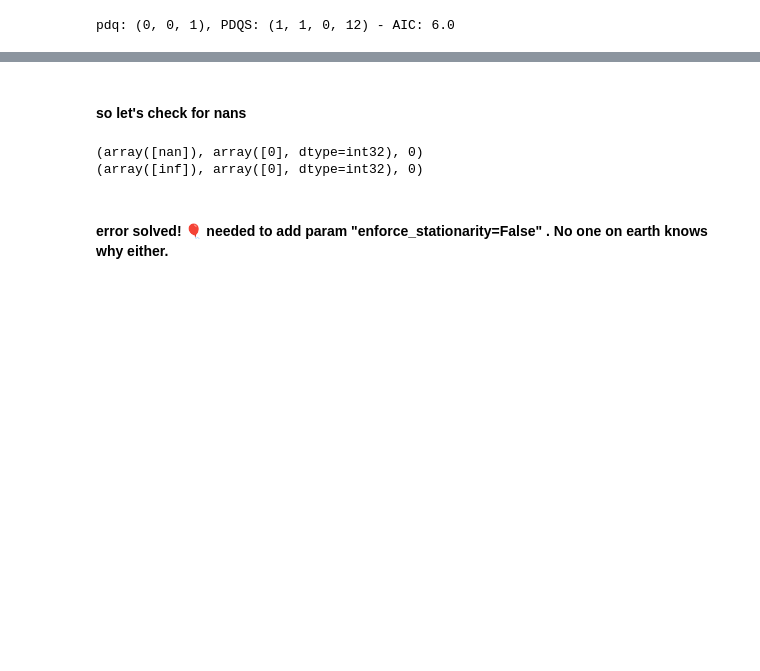
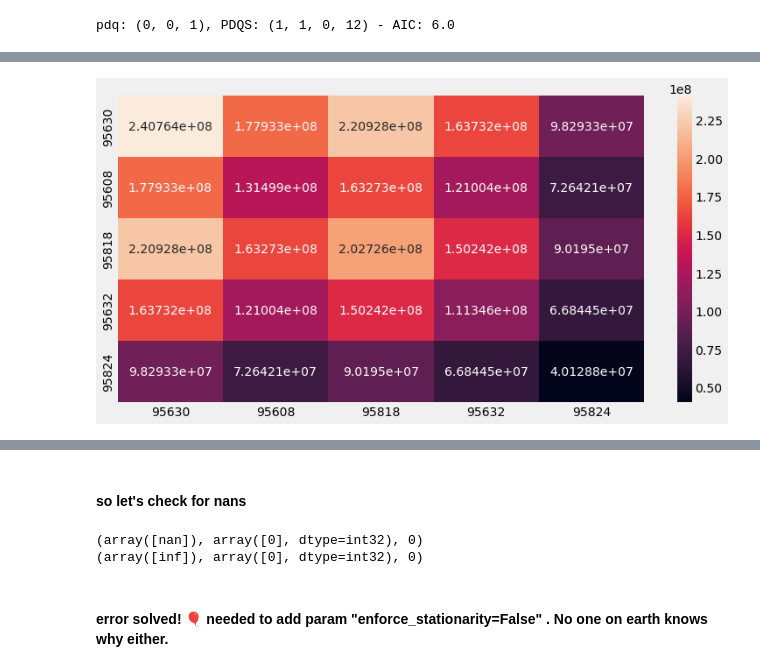
Before and after one commit to SringayKeno/forecasting-home-prices-sacramento-county, a Jupyter notebook: model_eval/sarima_model_evaluation_sac.ipynb, the cells around one changed output, grey strips where cells are left out. Saved outputs shown, nothing was run; the diff lists cells and outputs as text; code cells hidden in the pictures; blank space fills up the shorter version.

```diff
--- a/model_eval/sarima_model_evaluation_sac.ipynb
+++ b/model_eval/sarima_model_evaluation_sac.ipynb
@@ -264,0 +331,9 @@ Warnings:
+# %%
+import seaborn as sn
+
+zips = pd.DataFrame(trdf ,columns=['95630', '95608', '95818', '95632', '95824'])
+covMatrix = pd.DataFrame.cov(zips)
+sn.heatmap(covMatrix, annot=True, fmt='g')
+plt.show()
+# %% [output]
+[figure, added]
```
Also changed, not shown: parts of 49 cells of this notebook.
